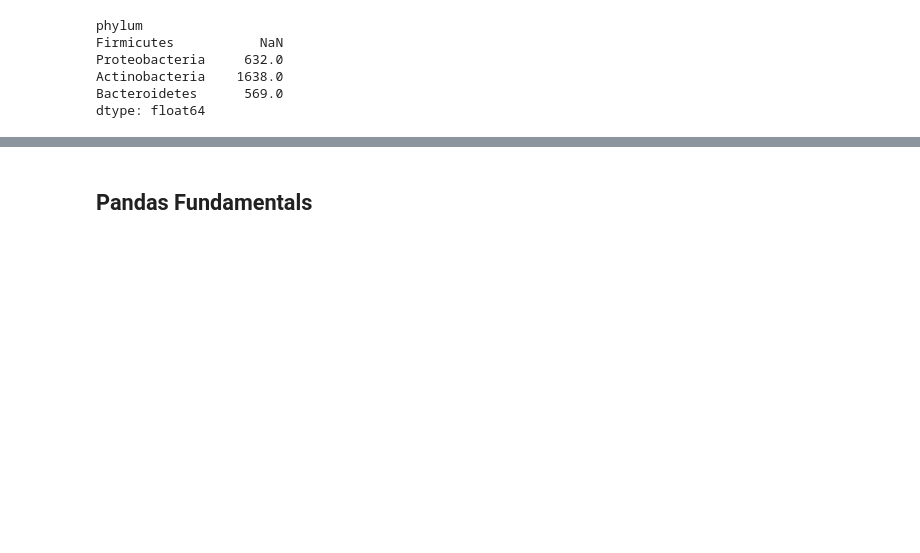
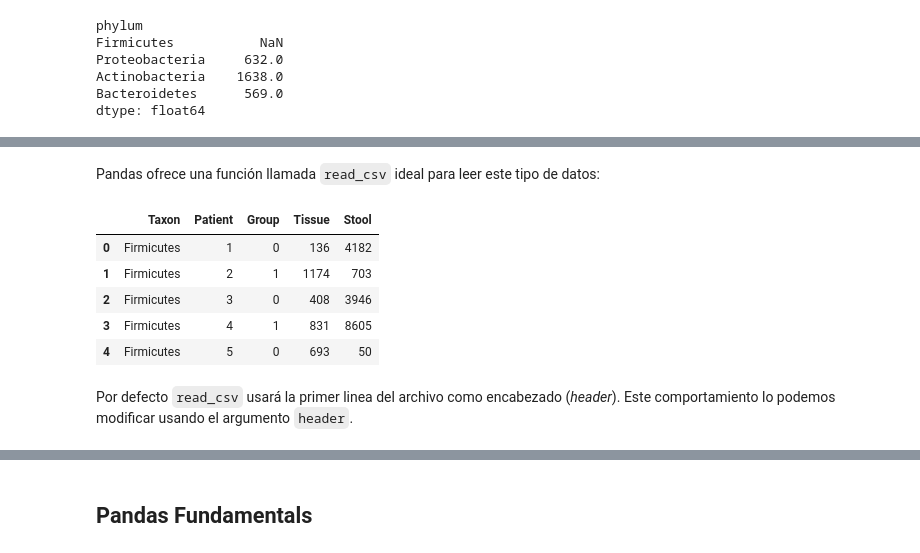
Before and after one commit to aloctavodia/intro_ciencia_de_datos, a Jupyter notebook: 03_Manipulación_de_datos_y_Pandas.ipynb, the cells around one changed output, grey strips where cells are left out. Cells and saved outputs as stored; diff of their text form; code cells hidden in the pictures; blank space fills up the shorter version.

```diff
--- a/03_Manipulación_de_datos_y_Pandas.ipynb
+++ b/03_Manipulación_de_datos_y_Pandas.ipynb
@@ -565,0 +501,14 @@ There are several other data formats that can be imported into Python and conver
+# %% [markdown]
+Pandas ofrece una función llamada `read_csv` ideal para leer este tipo de datos:
+# %%
+mb = pd.read_csv('datos/microbiome.csv')
+mb.head()  # le pedimos a Pandas que nos nuestre solo las primeras lineas, esto es similar al "head" de Linux!
+# %% [output]
+|  | Taxon | Patient | Group | Tissue | Stool |
+| 0 | Firmicutes | 1 | 0 | 136 | 4182 |
+| 1 | Firmicutes | 2 | 1 | 1174 | 703 |
+| 2 | Firmicutes | 3 | 0 | 408 | 3946 |
+| 3 | Firmicutes | 4 | 1 | 831 | 8605 |
+| 4 | Firmicutes | 5 | 0 | 693 | 50 |
+# %% [markdown]
+Por defecto `read_csv` usará la primer linea del archivo como encabezado (_header_). Este comportamiento lo podemos modificar usando el argumento `header`.
```
Also changed, not shown: parts of 111 cells of this notebook.
